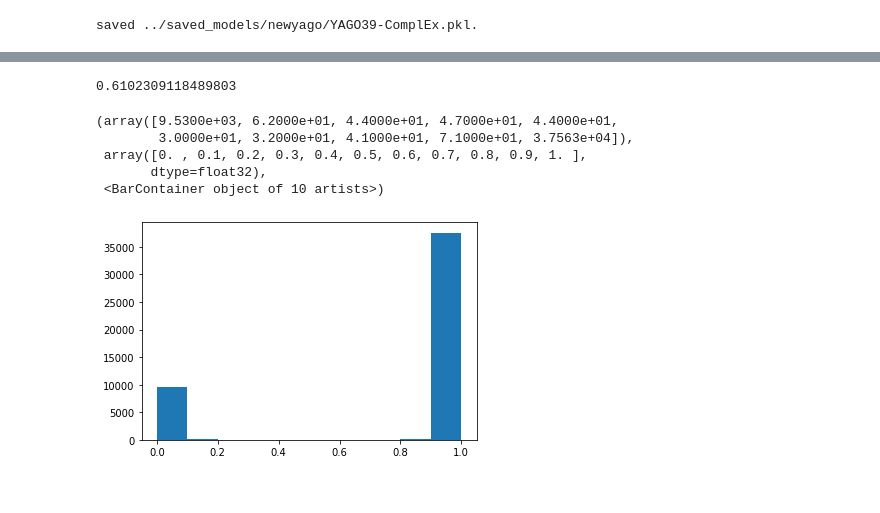
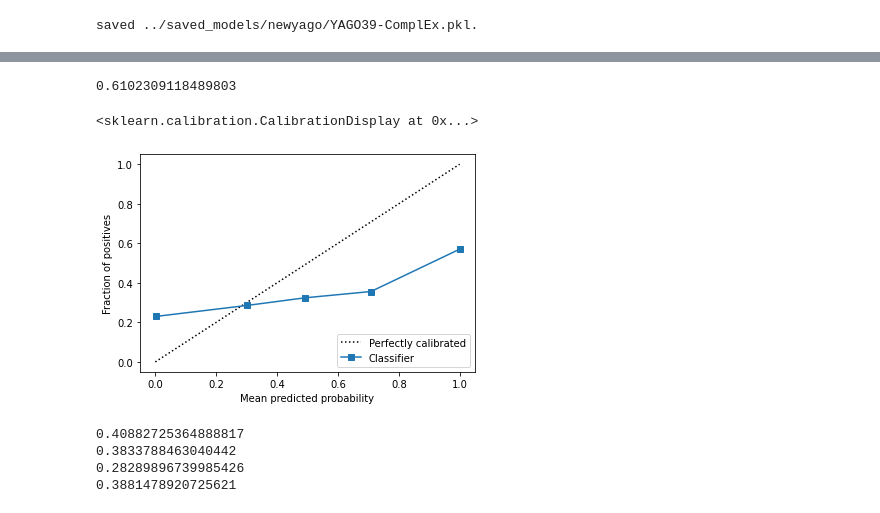
Before and after one commit to TREAT-UOE/kgcal, a Jupyter notebook: notebooks/exp6.ipynb, the cells around one changed output, grey strips where cells are left out. Drawn from its saved outputs; the diff is of its cells as text; code cells hidden in the pictures.

```diff
--- a/notebooks/exp6.ipynb
+++ b/notebooks/exp6.ipynb
@@ -110,17 +103,27 @@ plt.hist(probs3)
 # %%
-cpm4 = ComplEx(loss='absolute_margin', verbose=True, regularizer='LP', regularizer_params={'p': 3, 'lambda':0.1})
-cpm4.fit(ds.fb13.X_train)
-save_model(cpm4, 'complex_mar_reg.pkl')
+# cpm4 = ComplEx(loss='absolute_margin', verbose=True, regularizer='LP', regularizer_params={'p': 3, 'lambda':0.1})
+# cpm4.fit(ds.fb13.X_train)
+# save_model(cpm4, 'complex_mar_reg.pkl')
+cpm4 = restore_model('complex_mar_reg.pkl')
 
 scores4 = cpm4.predict(ds.fb13.X_test)
 probs4 = expit(scores4)
 print(accuracy_score(ds.fb13.y_test, probs4>0.5))
-plt.hist(probs4)
+# plt.hist(probs4)
+CalibrationDisplay.from_predictions(ds.fb13.y_test, probs4)
 # %% [output]
 0.6102309118489803
-(array([9.5300e+03, 6.2000e+01, 4.4000e+01, 4.7000e+01, 4.4000e+01,
-        3.0000e+01, 3.2000e+01, 4.1000e+01, 7.1000e+01, 3.7563e+04]),
- array([0. , 0.1, 0.2, 0.3, 0.4, 0.5, 0.6, 0.7, 0.8, 0.9, 1. ],
-       dtype=float32),
- <BarContainer object of 10 artists>)
+<sklearn.calibration.CalibrationDisplay at 0x...>
-[figure, old version]
+[figure, new version]
+# %%
+from probcalkge import brier_score
+
+print(brier_score(ds.fb13.y_test, probs1))
+print(brier_score(ds.fb13.y_test, probs2))
+print(brier_score(ds.fb13.y_test, probs3))
+print(brier_score(ds.fb13.y_test, probs4))
+# %% [output]
+0.40882725364888817
+0.3833788463040442
+0.28289896739985426
+0.3881478920725621
```
Also changed, not shown: parts of 4 cells of this notebook, 3 other files.
